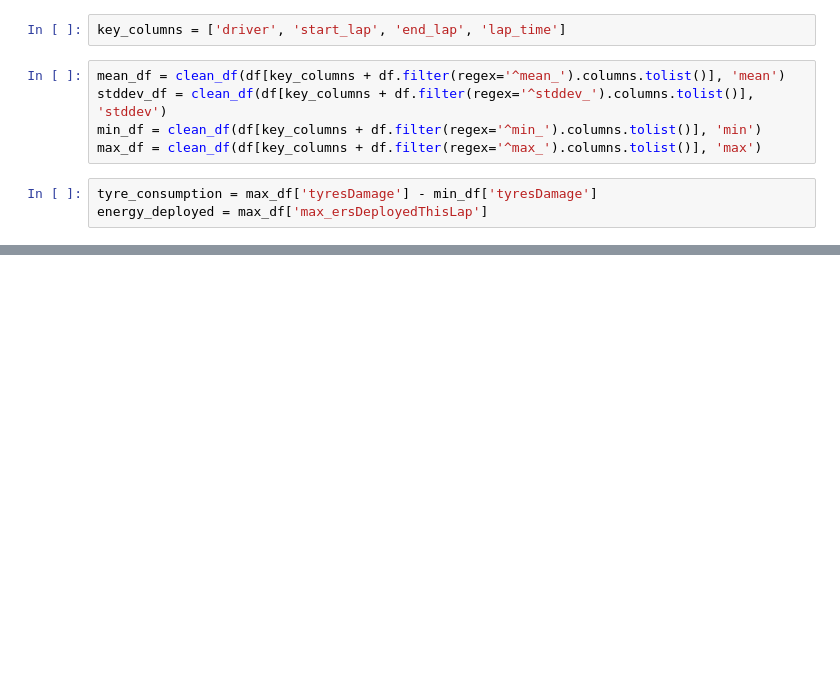
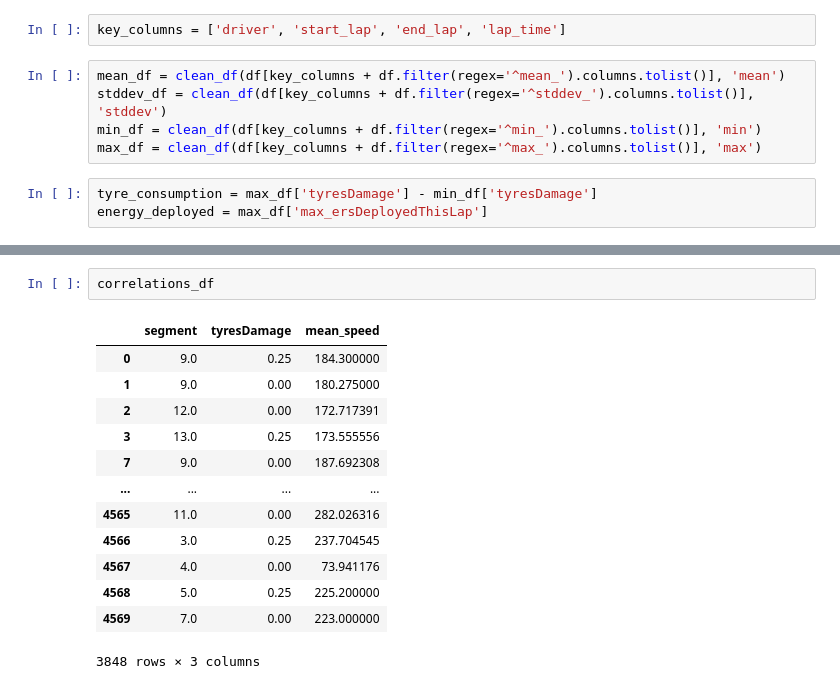
Before and after one commit to IFibla/bdmta-tfm, a Jupyter notebook: data-managment/check_table.ipynb, the cells around one changed output, grey strips where cells are left out. Saved outputs shown, nothing was run; the diff lists cells and outputs as text; blank space fills up the shorter version.

```diff
--- a/data-managment/check_table.ipynb
+++ b/data-managment/check_table.ipynb
@@ -97,0 +172,16 @@ for i in b:
+# %%
+correlations_df
+# %% [output]
+|  | segment | tyresDamage | mean_speed |
+| 0 | 9.0 | 0.25 | 184.300000 |
+| 1 | 9.0 | 0.00 | 180.275000 |
+| 2 | 12.0 | 0.00 | 172.717391 |
+| 3 | 13.0 | 0.25 | 173.555556 |
+| 7 | 9.0 | 0.00 | 187.692308 |
+| ... | ... | ... | ... |
+| 4565 | 11.0 | 0.00 | 282.026316 |
+| 4566 | 3.0 | 0.25 | 237.704545 |
+| 4567 | 4.0 | 0.00 | 73.941176 |
+| 4568 | 5.0 | 0.25 | 225.200000 |
+| 4569 | 7.0 | 0.00 | 223.000000 |
+3848 rows × 3 columns
```
Also changed, not shown: parts of 16 cells of this notebook, 6 other files.
